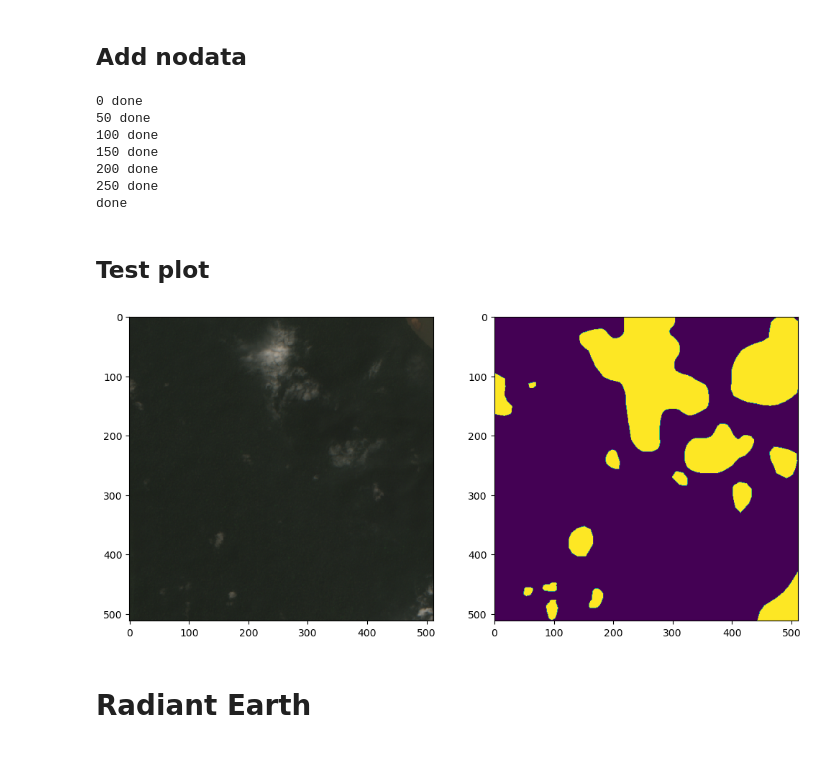
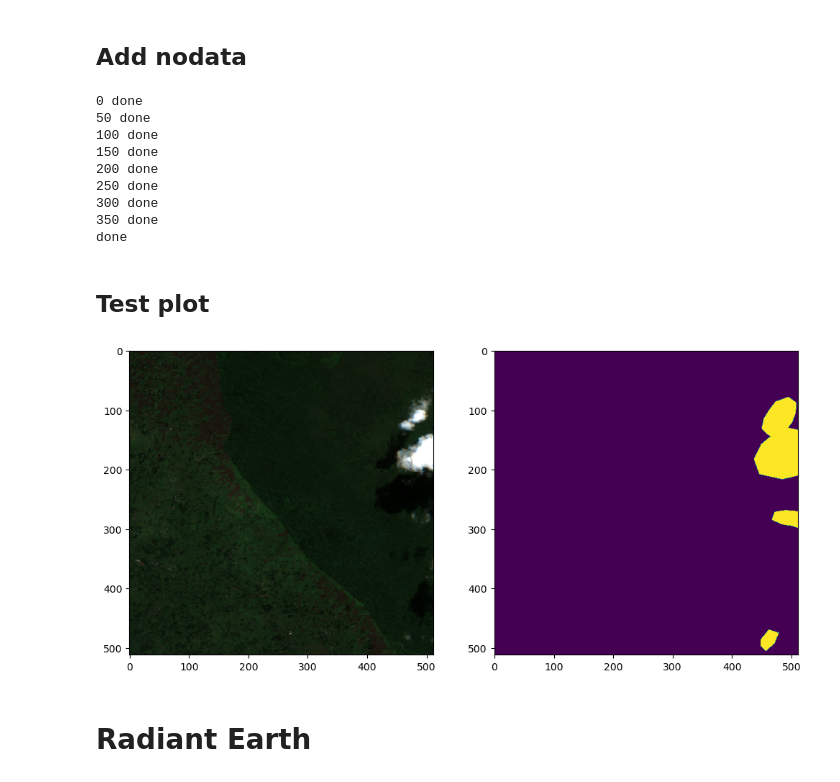
Before and after one commit to caseyslaught/smartcarte-containers, a Jupyter notebook: notebooks/src/RunPrepareCloudChips.ipynb, the cells around one changed output. Drawn from its saved outputs; the diff is of its cells as text; code cells hidden in the pictures.

```diff
--- a/notebooks/src/RunPrepareCloudChips.ipynb
+++ b/notebooks/src/RunPrepareCloudChips.ipynb
@@ -500,6 +500,8 @@ from shapely.geometry import Polygon
 
 from common.constants import NODATA_BYTE
 from common.utilities.imagery import write_array_to_tif
+
+import matplotlib.pyplot as plt
 
 
 CLOUD_CLASSES = {
@@ -531,6 +533,7 @@ for i, row in enumerate(data_rows):
         bbox = list(src.bounds)
         source_shape = src.shape
         source_transform = src.transform
+        source_data = src.read(masked=True)
 
     label_polygons = {
         label['featureId']: Polygon(label['geometry']['coordinates'][0])
@@ -562,6 +565,10 @@ for i, row in enumerate(data_rows):
     for class_idx, polygon_mask in islands:
         labels_data[polygon_mask] = class_idx
 
+    # there might be masked values in source, so make sure they're 0
+    source_mask = source_data.mask[0, :, :]
+    labels_data[source_mask] = 0
+
     write_array_to_tif(labels_data, label_path, bbox, dtype=np.uint8, nodata=NODATA_BYTE)
 
 
@@ -691,30 +698,32 @@ print('done')
 150 done
 200 done
 250 done
+300 done
+350 done
 done
 # %% [markdown]
 ## Test plot
 # %%
 import matplotlib.pyplot as plt
 
 from common.utilities.visualization import plot_bands
 
 
-label_path = './data/labelbox/clouds/labels/S2B_33NXC_20190111_0_L2A_1612261624249_2_1_180deg.tif'
-source_path = './data/labelbox/clouds/source/S2B_33NXC_20190111_0_L2A_1612261624249_2_1_180deg.tif'
+label_path = './data/labelbox/clouds/labels/S2B_35MQU_20200207_0_L2A_3_3_90deg.tif'
+source_path = './data/labelbox/clouds/source/S2B_35MQU_20200207_0_L2A_3_3_90deg.tif'
 
 
 fig, (ax1, ax2) = plt.subplots(1, 2, figsize=(12, 12))
 
 with rasterio.open(source_path) as src:
-    source_data = src.read()
+    source_data = src.read(masked=True)
     plot_bands(source_data, ax=ax1, bands=[2, 1, 0], transpose=True)
 
 with rasterio.open(label_path) as src:
     label_data = src.read(1)
-    ax2.imshow(label_data)
+    ax2.imshow(label_data, vmin=0, vmax=1)
 # %% [output]
-[figure, old version]
+[figure, new version]
 # %% [markdown]
 # Radiant Earth
 # %%
```
Also changed, not shown: parts of 2 cells of this notebook, 7 other files.
